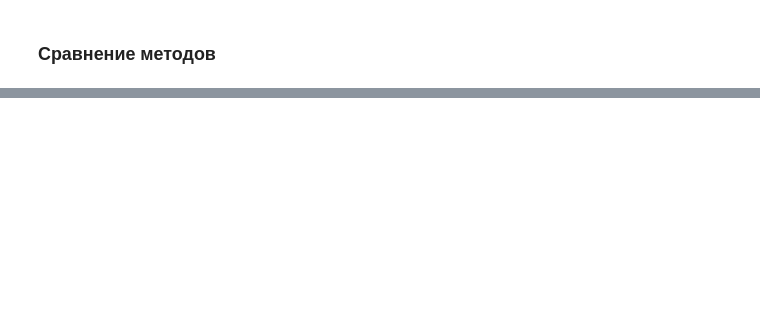
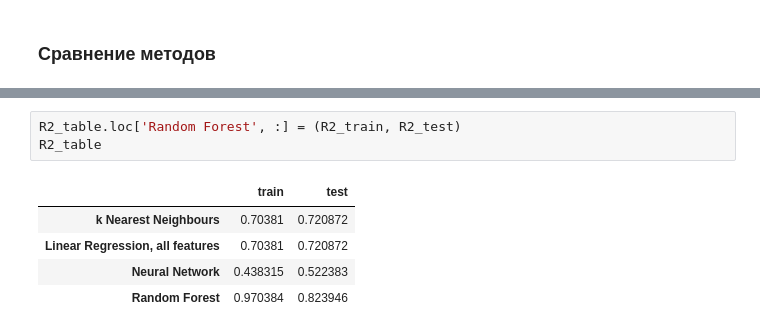
Before and after one commit to Varyzgin/ML, a Jupyter notebook: machine_learning.ipynb, the cells around one changed output, grey strips where cells are left out. Saved outputs shown, nothing was run; the diff lists cells and outputs as text; blank space fills up the shorter version.

```diff
--- a/machine_learning.ipynb
+++ b/machine_learning.ipynb
@@ -307,0 +368,9 @@ R2_table
+# %%
+R2_table.loc['Random Forest', :] = (R2_train, R2_test)
+R2_table
+# %% [output]
+|  | train | test |
+| k Nearest Neighbours | 0.70381 | 0.720872 |
+| Linear Regression, all features | 0.70381 | 0.720872 |
+| Neural Network | 0.438315 | 0.522383 |
+| Random Forest | 0.970384 | 0.823946 |
```
Also changed, not shown: parts of 11 cells of this notebook.
